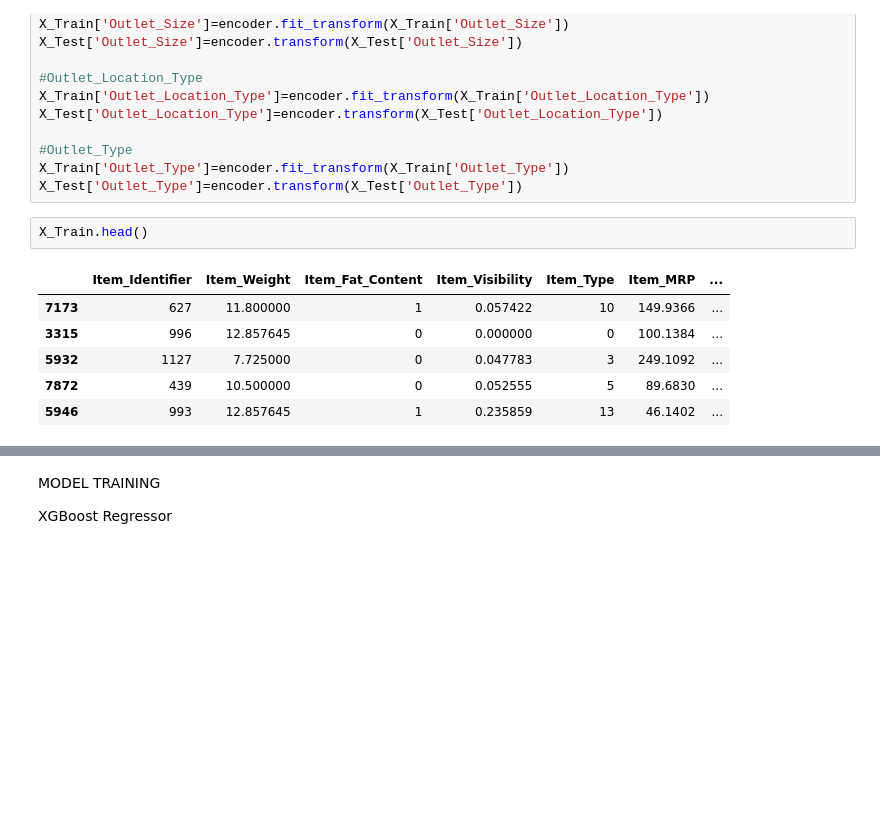
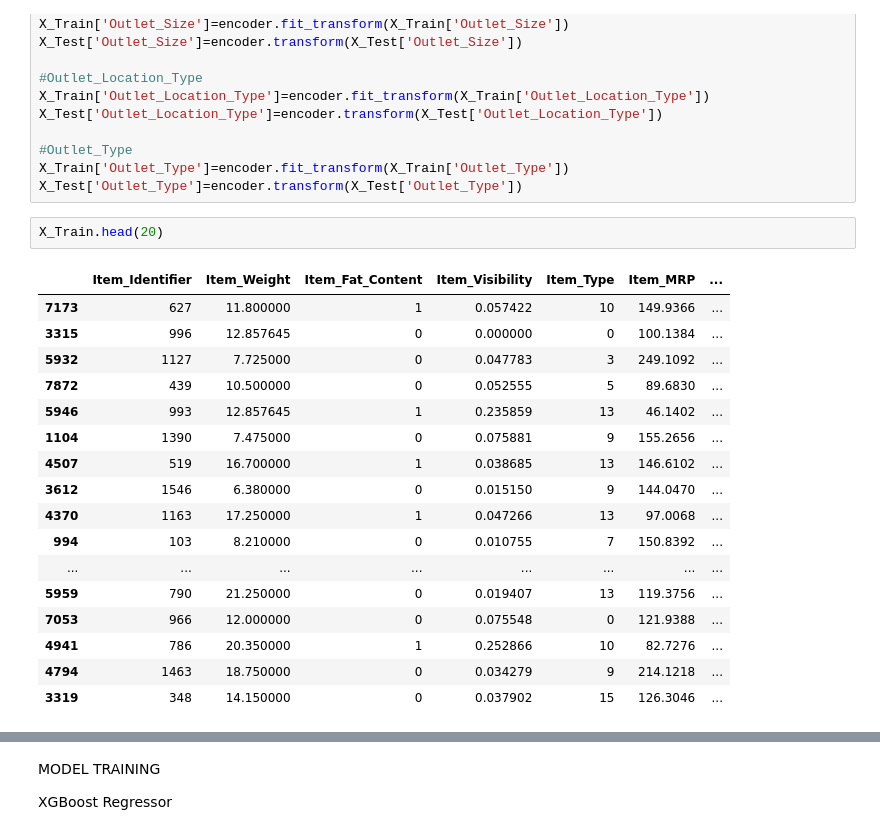
Before and after one commit to sagar-raj-yadav/Big_Mart_sales_Analysis, a Jupyter notebook: BigMart.ipynb, the cells around one changed output, grey strips where cells are left out. Cells and saved outputs as stored; diff of their text form; blank space fills up the shorter version.

```diff
--- a/BigMart.ipynb
+++ b/BigMart.ipynb
@@ -241,12 +241,23 @@ X_Test['Outlet_Location_Type']=encoder.transform(X_Test['Outlet_Location_Type'])
 X_Train['Outlet_Type']=encoder.fit_transform(X_Train['Outlet_Type'])
 X_Test['Outlet_Type']=encoder.transform(X_Test['Outlet_Type'])
 # %%
-X_Train.head()
+X_Train.head(20)
 # %% [output]
 |  | Item_Identifier | Item_Weight | Item_Fat_Content | Item_Visibility | Item_Type | Item_MRP | ... |
 | 7173 | 627 | 11.800000 | 1 | 0.057422 | 10 | 149.9366 | ... |
 | 3315 | 996 | 12.857645 | 0 | 0.000000 | 0 | 100.1384 | ... |
 | 5932 | 1127 | 7.725000 | 0 | 0.047783 | 3 | 249.1092 | ... |
 | 7872 | 439 | 10.500000 | 0 | 0.052555 | 5 | 89.6830 | ... |
 | 5946 | 993 | 12.857645 | 1 | 0.235859 | 13 | 46.1402 | ... |
+| 1104 | 1390 | 7.475000 | 0 | 0.075881 | 9 | 155.2656 | ... |
+| 4507 | 519 | 16.700000 | 1 | 0.038685 | 13 | 146.6102 | ... |
+| 3612 | 1546 | 6.380000 | 0 | 0.015150 | 9 | 144.0470 | ... |
+| 4370 | 1163 | 17.250000 | 1 | 0.047266 | 13 | 97.0068 | ... |
+| 994 | 103 | 8.210000 | 0 | 0.010755 | 7 | 150.8392 | ... |
+| ... | ... | ... | ... | ... | ... | ... | ... |
+| 5959 | 790 | 21.250000 | 0 | 0.019407 | 13 | 119.3756 | ... |
+| 7053 | 966 | 12.000000 | 0 | 0.075548 | 0 | 121.9388 | ... |
+| 4941 | 786 | 20.350000 | 1 | 0.252866 | 10 | 82.7276 | ... |
+| 4794 | 1463 | 18.750000 | 0 | 0.034279 | 9 | 214.1218 | ... |
+| 3319 | 348 | 14.150000 | 0 | 0.037902 | 15 | 126.3046 | ... |
 # %%
```
Also changed, not shown: parts of 2 cells of this notebook.
